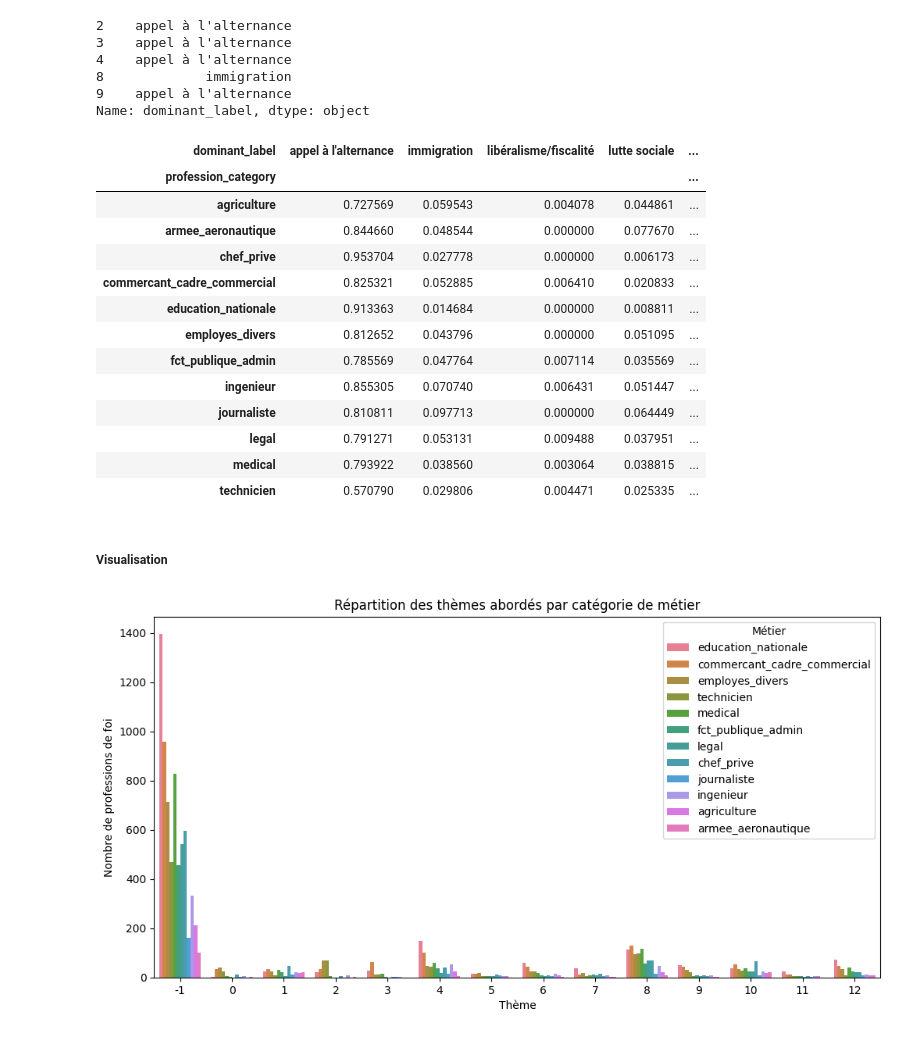
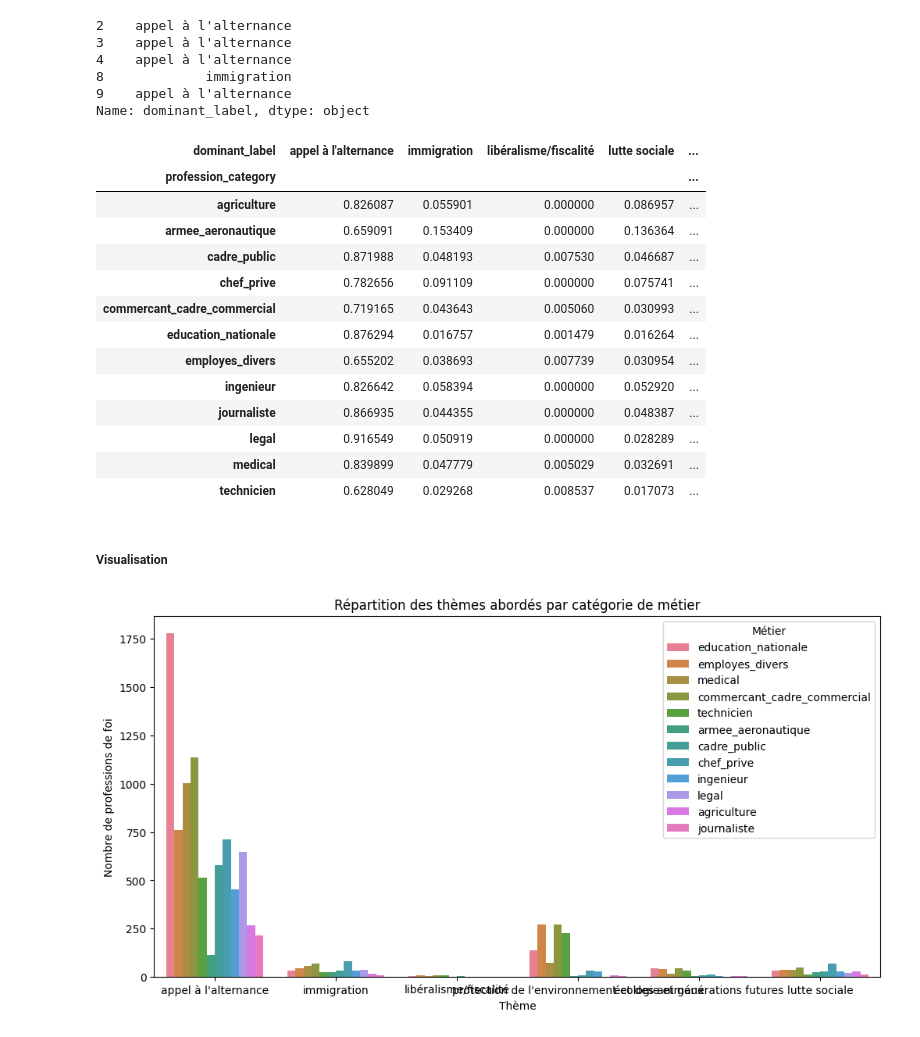
Before and after one commit to CaroLebrun/NLP_3A, a Jupyter notebook: main.ipynb, the cells around one changed output. Saved outputs shown, nothing was run; the diff lists cells and outputs as text; code cells hidden in the pictures.

Commit message:
ajout cluster profession correct

```diff
--- a/main.ipynb
+++ b/main.ipynb
@@ -1066,7 +1002,9 @@ len(unique_professions)
 3383
 # %%
 #Job Embedding (15 sec with camenbert)
-model_professions = SentenceTransformer("dangvantuan/sentence-camembert-base")
+#Embedding des métiers
+model_professions = SentenceTransformer("paraphrase-multilingual-MiniLM-L12-v2")
+#model_professions = SentenceTransformer("dangvantuan/sentence-camembert-base")
 embeddings_professions = model_professions.encode(unique_professions,
                                                 batch_size=256,
                                                 show_progress_bar=True)
@@ -1103,7 +1040,7 @@ prof_cluster_df_dbscan = pd.DataFrame({
     "cluster_dbscan": clusters_dbscan
 })
 # %%
-cluster_map = dict(zip(prof_cluster_df_dbscan.profession, prof_cluster_df_dbscan.cluster_dbscan))
+cluster_map = dict(zip(prof_cluster_df.profession, prof_cluster_df.cluster))
 
 df_metier["profession_clean"] = (
     df_metier["titulaire-profession"]
@@ -1207,30 +1144,30 @@ pd.crosstab(
 # %% [output]
 | dominant_label | appel à l'alternance | immigration | libéralisme/fiscalité | lutte sociale | ... |
 | profession_category |  |  |  |  | ... |
-| agriculture | 0.727569 | 0.059543 | 0.004078 | 0.044861 | ... |
-| armee_aeronautique | 0.844660 | 0.048544 | 0.000000 | 0.077670 | ... |
-| chef_prive | 0.953704 | 0.027778 | 0.000000 | 0.006173 | ... |
-| commercant_cadre_commercial | 0.825321 | 0.052885 | 0.006410 | 0.020833 | ... |
-| education_nationale | 0.913363 | 0.014684 | 0.000000 | 0.008811 | ... |
-| employes_divers | 0.812652 | 0.043796 | 0.000000 | 0.051095 | ... |
-| fct_publique_admin | 0.785569 | 0.047764 | 0.007114 | 0.035569 | ... |
-| ingenieur | 0.855305 | 0.070740 | 0.006431 | 0.051447 | ... |
-| journaliste | 0.810811 | 0.097713 | 0.000000 | 0.064449 | ... |
-| legal | 0.791271 | 0.053131 | 0.009488 | 0.037951 | ... |
-| medical | 0.793922 | 0.038560 | 0.003064 | 0.038815 | ... |
-| technicien | 0.570790 | 0.029806 | 0.004471 | 0.025335 | ... |
+| agriculture | 0.826087 | 0.055901 | 0.000000 | 0.086957 | ... |
+| armee_aeronautique | 0.659091 | 0.153409 | 0.000000 | 0.136364 | ... |
+| cadre_public | 0.871988 | 0.048193 | 0.007530 | 0.046687 | ... |
+| chef_prive | 0.782656 | 0.091109 | 0.000000 | 0.075741 | ... |
+| commercant_cadre_commercial | 0.719165 | 0.043643 | 0.005060 | 0.030993 | ... |
+| education_nationale | 0.876294 | 0.016757 | 0.001479 | 0.016264 | ... |
+| employes_divers | 0.655202 | 0.038693 | 0.007739 | 0.030954 | ... |
+| ingenieur | 0.826642 | 0.058394 | 0.000000 | 0.052920 | ... |
+| journaliste | 0.866935 | 0.044355 | 0.000000 | 0.048387 | ... |
+| legal | 0.916549 | 0.050919 | 0.000000 | 0.028289 | ... |
+| medical | 0.839899 | 0.047779 | 0.005029 | 0.032691 | ... |
+| technicien | 0.628049 | 0.029268 | 0.008537 | 0.017073 | ... |
 # %% [markdown]
 ##### Visualisation
 # %%
 plt.figure(figsize=(12,6))
-sns.countplot(x='theme_cluster', hue='profession_category', data=df_metier)
+sns.countplot(x='dominant_label', hue='profession_category', data=df_metier)
 plt.title("Répartition des thèmes abordés par catégorie de métier")
 plt.xlabel("Thème")
 plt.ylabel("Nombre de professions de foi")
 plt.legend(title="Métier")
 plt.show()
 # %% [output]
-[figure, old version]
+[figure, new version]
 # %%
 
 # distribution globale
```
Also changed, not shown: parts of 13 cells of this notebook, 1 other file.
